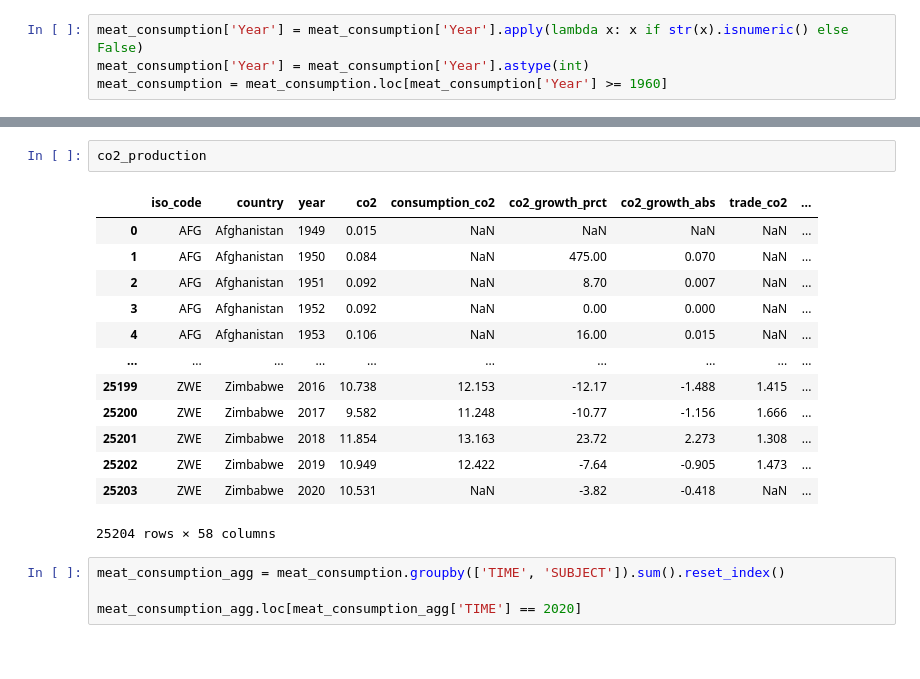
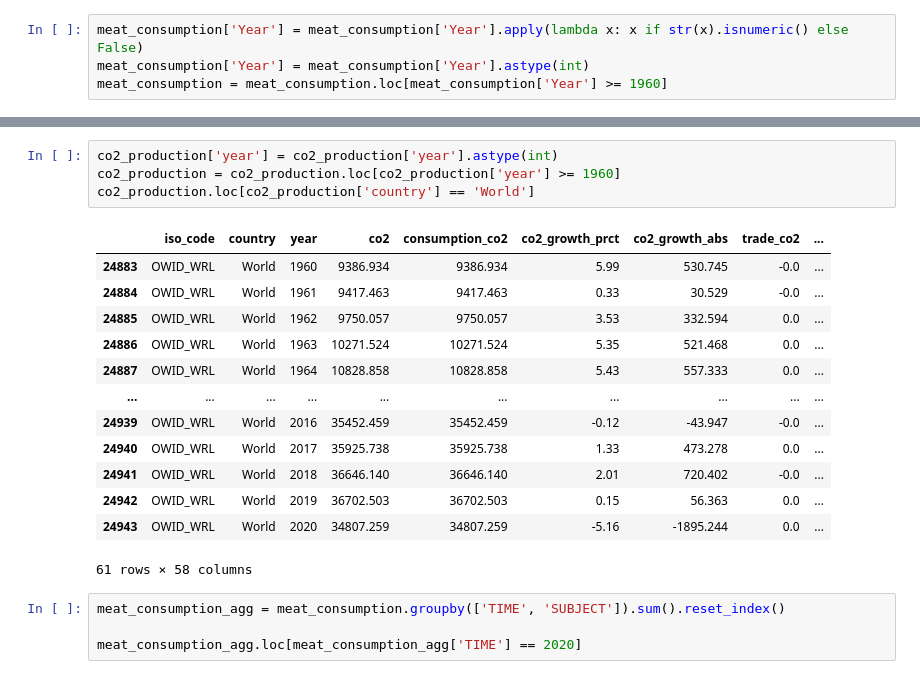
Before and after one commit to maidacundo/FAIKR-3, a Jupyter notebook: bayesian_model.ipynb, the cells around one changed output, grey strips where cells are left out. Drawn from its saved outputs; the diff is of its cells as text.

```diff
--- a/bayesian_model.ipynb
+++ b/bayesian_model.ipynb
@@ -69,19 +119,21 @@ renewable_energy_production
-# %%
-co2_production
-# %% [output]
-|  | iso_code | country | year | co2 | consumption_co2 | co2_growth_prct | co2_growth_abs | trade_co2 | ... |
-| 0 | AFG | Afghanistan | 1949 | 0.015 | NaN | NaN | NaN | NaN | ... |
-| 1 | AFG | Afghanistan | 1950 | 0.084 | NaN | 475.00 | 0.070 | NaN | ... |
-| 2 | AFG | Afghanistan | 1951 | 0.092 | NaN | 8.70 | 0.007 | NaN | ... |
-| 3 | AFG | Afghanistan | 1952 | 0.092 | NaN | 0.00 | 0.000 | NaN | ... |
-| 4 | AFG | Afghanistan | 1953 | 0.106 | NaN | 16.00 | 0.015 | NaN | ... |
-| ... | ... | ... | ... | ... | ... | ... | ... | ... | ... |
-| 25199 | ZWE | Zimbabwe | 2016 | 10.738 | 12.153 | -12.17 | -1.488 | 1.415 | ... |
-| 25200 | ZWE | Zimbabwe | 2017 | 9.582 | 11.248 | -10.77 | -1.156 | 1.666 | ... |
-| 25201 | ZWE | Zimbabwe | 2018 | 11.854 | 13.163 | 23.72 | 2.273 | 1.308 | ... |
-| 25202 | ZWE | Zimbabwe | 2019 | 10.949 | 12.422 | -7.64 | -0.905 | 1.473 | ... |
-| 25203 | ZWE | Zimbabwe | 2020 | 10.531 | NaN | -3.82 | -0.418 | NaN | ... |
-25204 rows × 58 columns
+# %%
+co2_production['year'] = co2_production['year'].astype(int)
+co2_production = co2_production.loc[co2_production['year'] >= 1960]
+co2_production.loc[co2_production['country'] == 'World']
+# %% [output]
+|  | iso_code | country | year | co2 | consumption_co2 | co2_growth_prct | co2_growth_abs | trade_co2 | ... |
+| 24883 | OWID_WRL | World | 1960 | 9386.934 | 9386.934 | 5.99 | 530.745 | -0.0 | ... |
+| 24884 | OWID_WRL | World | 1961 | 9417.463 | 9417.463 | 0.33 | 30.529 | -0.0 | ... |
+| 24885 | OWID_WRL | World | 1962 | 9750.057 | 9750.057 | 3.53 | 332.594 | 0.0 | ... |
+| 24886 | OWID_WRL | World | 1963 | 10271.524 | 10271.524 | 5.35 | 521.468 | 0.0 | ... |
+| 24887 | OWID_WRL | World | 1964 | 10828.858 | 10828.858 | 5.43 | 557.333 | 0.0 | ... |
+| ... | ... | ... | ... | ... | ... | ... | ... | ... | ... |
+| 24939 | OWID_WRL | World | 2016 | 35452.459 | 35452.459 | -0.12 | -43.947 | -0.0 | ... |
+| 24940 | OWID_WRL | World | 2017 | 35925.738 | 35925.738 | 1.33 | 473.278 | 0.0 | ... |
+| 24941 | OWID_WRL | World | 2018 | 36646.140 | 36646.140 | 2.01 | 720.402 | -0.0 | ... |
+| 24942 | OWID_WRL | World | 2019 | 36702.503 | 36702.503 | 0.15 | 56.363 | 0.0 | ... |
+| 24943 | OWID_WRL | World | 2020 | 34807.259 | 34807.259 | -5.16 | -1895.244 | 0.0 | ... |
+61 rows × 58 columns
 # %%
 meat_consumption_agg = meat_consumption.groupby(['TIME', 'SUBJECT']).sum().reset_index()
 
```
Also changed, not shown: parts of 7 cells of this notebook.
